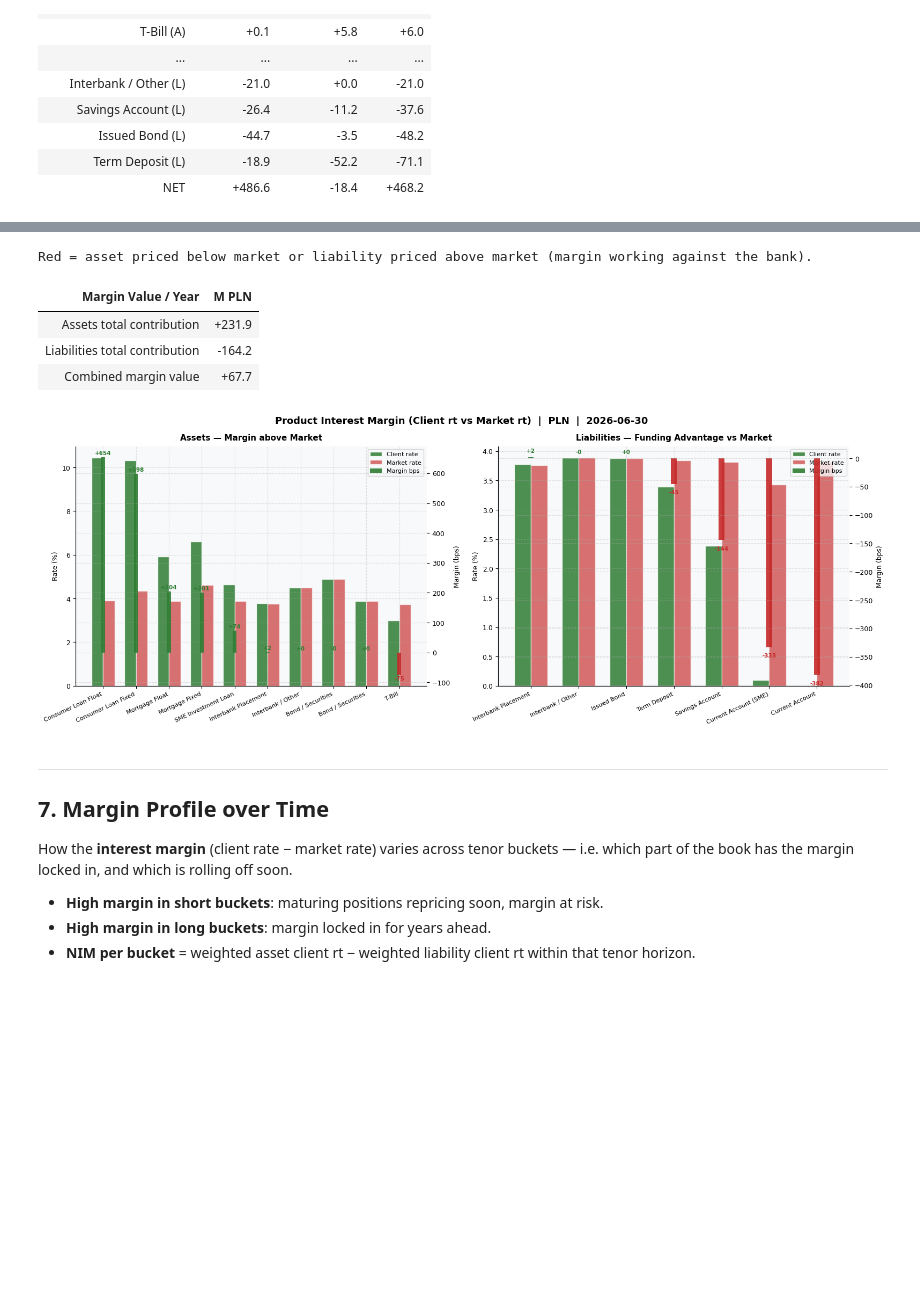
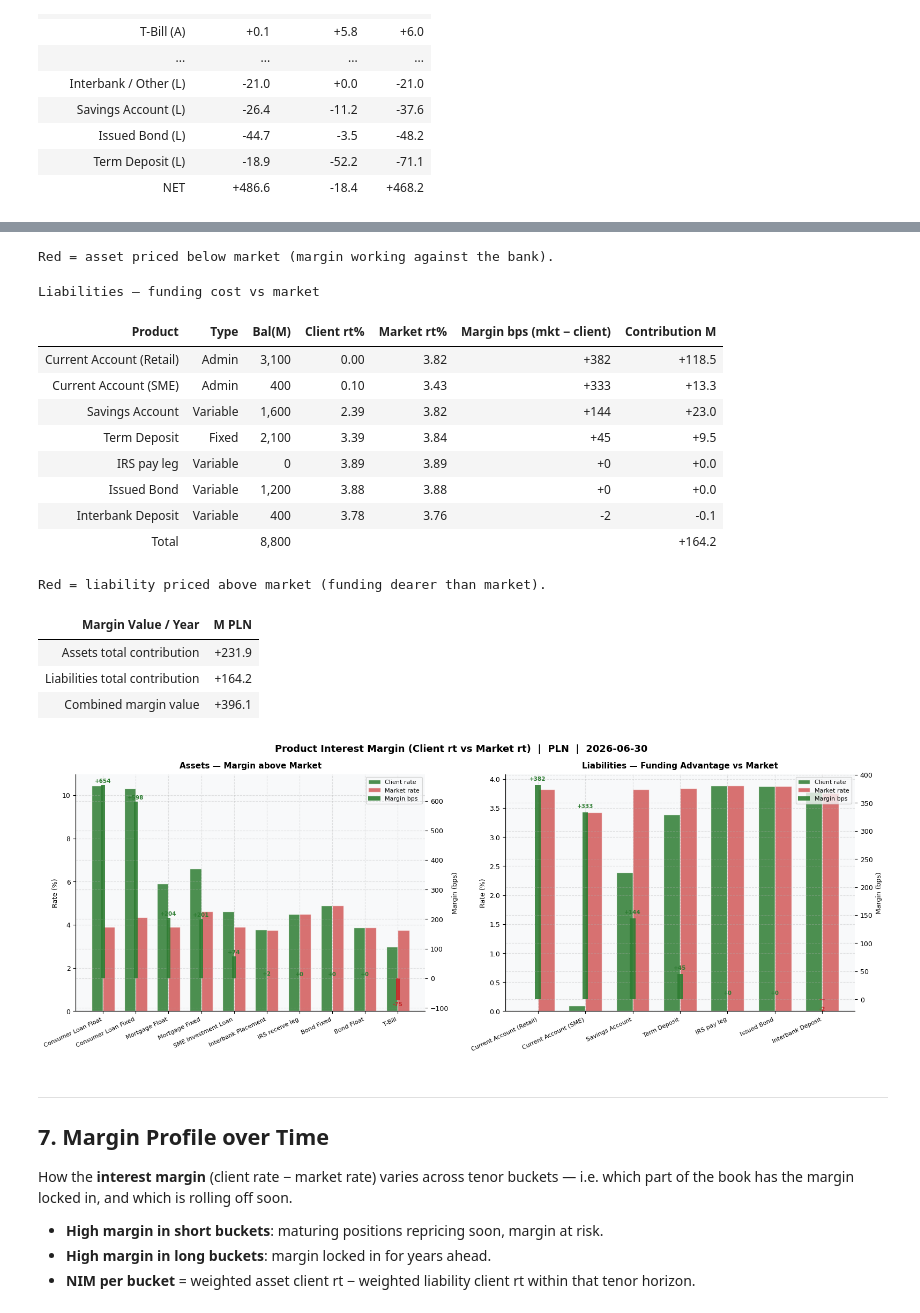
Before and after one commit to dzimius/LabBank, a Jupyter notebook: visual_rep/finance_report.ipynb, the cells around one changed output, grey strips where cells are left out. Drawn from its saved outputs; the diff is of its cells as text; code cells hidden in the pictures; blank space fills up the shorter version.

```diff
--- a/visual_rep/finance_report.ipynb
+++ b/visual_rep/finance_report.ipynb
@@ -698,4 +699,10 @@ The **contribution** column converts margin into annual PLN value: balance × ma
 # %%
+import sys, os
+_ROOT_DIR = os.path.normpath(os.path.join(os.getcwd(), '..'))
+if _ROOT_DIR not in sys.path:
+    sys.path.insert(0, _ROOT_DIR)
+from labbank_common.product_labels import product_label
+
 _nii_d = pd.read_sql(
     "SELECT product_code, bs_side, rate_type, tenor_bucket, beh_outstanding, client_rt, fwd_rt, margin "
     "FROM cf.nii_base_scenario WHERE scenario_id='base'",
@@ -712,37 +719,42 @@ for (pc, side, rt), g in _nii_d.groupby(['product_code','bs_side','rate_type']):
     bal = _bal_lkp.get((pc, side), 0.0)
     c_rt  = _wavg(g, 'client_rt', 'beh_outstanding') * 100
     m_rt  = _wavg(g, 'fwd_rt',    'beh_outstanding') * 100
-    marg  = c_rt - m_rt
+    marg  = (c_rt - m_rt) if side == 'A' else (m_rt - c_rt)   # positive = good for the bank on both sides
     contrib = bal * marg / 100 / 1e6   # M PLN annual
-    lbl = PROD_LABELS.get(pc, pc)
+    lbl = product_label(pc, side)
     _pm_rows.append({'Product': lbl, 'Side': side, 'Type': {'F':'Fixed','V':'Variable','A':'Admin'}.get(rt,rt),
                      'Balance (M)': round(bal/1e6,0), 'Client rt (%)': round(c_rt,2),
-                     'Market rt (%)': round(m_rt,2), 'Margin (bps)': round(marg*100,0),
-                     'Contribution (M)': round(contrib,1), '_order': 0 if side=='A' else 1})
+                     'Market rt (%)': round(m_rt,2), 'Margin (bps)': round(marg*100,0) + 0.0,
+                     'Contribution (M)': round(contrib,1) + 0.0, '_order': 0 if side=='A' else 1})
 _pm = pd.DataFrame(_pm_rows).sort_values(['_order','Margin (bps)'], ascending=[True,False]).drop(columns='_order')
 
 # ── Table ──────────────────────────────────────────────────────────────────
-def _pm_flag_color(r):
-    weak = (r['Side']=='A' and r['Margin (bps)'] < 0) or (r['Side']=='L' and r['Margin (bps)'] > 0)
-    return '#C62828' if weak else None
-
-_pm_rows = []
-for _, r in _pm.iterrows():
-    color = _pm_flag_color(r)
-    _pm_rows.append([
-        r['Product'], r['Side'], r['Type'], f"{r['Balance (M)']:,.0f}",
-        f"{r['Client rt (%)']:.2f}", f"{r['Market rt (%)']:.2f}",
-        (f"{r['Margin (bps)']:+.0f}", color),
-        (f"{r['Contribution (M)']:+.1f}", color),
-    ])
-display(html_table(
-    ['Product', 'S', 'Type', 'Bal(M)', 'Client rt%', 'Market rt%', 'Margin bps', 'Contribution M'],
-    _pm_rows,
-    aligns=['left','center','right','right','right','right','right','right'],
-    note='Red = asset priced below market or liability priced above market (margin working against the bank).',
-))
 _tot_a = _pm[_pm['Side']=='A']['Contribution (M)'].sum()
 _tot_l = _pm[_pm['Side']=='L']['Contribution (M)'].sum()
+
+for side, title, marg_hdr, tot, note in [
+    ('A', 'Assets — client rate vs market', 'Margin bps<br>(client − mkt)', _tot_a,
+     'Red = asset priced below market (margin working against the bank).'),
+    ('L', 'Liabilities — funding cost vs market', 'Margin bps<br>(mkt − client)', _tot_l,
+     'Red = liability priced above market (funding dearer than market).'),
+]:
+    _side_rows = []
+    for _, r in _pm[_pm['Side']==side].iterrows():
+        color = '#C62828' if r['Margin (bps)'] < 0 else None
+        _side_rows.append([
+            r['Product'], r['Type'], f"{r['Balance (M)']:,.0f}",
+            f"{r['Client rt (%)']:.2f}", f"{r['Market rt (%)']:.2f}",
+            (f"{r['Margin (bps)']:+.0f}", color),
+            (f"{r['Contribution (M)']:+.1f}", color),
+        ])
+    _side_bal = _pm[_pm['Side']==side]['Balance (M)'].sum()
+    display(html_table(
+        ['Product', 'Type', 'Bal(M)', 'Client rt%', 'Market rt%', marg_hdr, 'Contribution M'],
+        _side_rows,
+        aligns=['left','left','right','right','right','right','right'],
+        total_row=['Total', '', f"{_side_bal:,.0f}", '', '', '', pos_neg(tot, '+.1f')],
+        title=title, note=note,
+    ))
 display(html_table(
     ['Margin Value / Year', 'M PLN'],
     [
@@ -802,9 +809,20 @@ plt.tight_layout(); plt.show()
-Red = asset priced below market or liability priced above market (margin working against the bank).
+Red = asset priced below market (margin working against the bank).
+Liabilities — funding cost vs market
-| Margin Value / Year | M PLN |
-| Assets total contribution | +231.9 |
-| Liabilities total contribution | -164.2 |
-| Combined margin value | +67.7 |
+| Product | Type | Bal(M) | Client rt% | Market rt% | Margin bps (mkt − client) | Contribution M |
+| Current Account (Retail) | Admin | 3,100 | 0.00 | 3.82 | +382 | +118.5 |
+| Current Account (SME) | Admin | 400 | 0.10 | 3.43 | +333 | +13.3 |
+| Savings Account | Variable | 1,600 | 2.39 | 3.82 | +144 | +23.0 |
+| Term Deposit | Fixed | 2,100 | 3.39 | 3.84 | +45 | +9.5 |
+| IRS pay leg | Variable | 0 | 3.89 | 3.89 | +0 | +0.0 |
+| Issued Bond | Variable | 1,200 | 3.88 | 3.88 | +0 | +0.0 |
+| Interbank Deposit | Variable | 400 | 3.78 | 3.76 | -2 | -0.1 |
+| Total |  | 8,800 |  |  |  | +164.2 |
+Red = liability priced above market (funding dearer than market).
+| Margin Value / Year | M PLN |
+| Assets total contribution | +231.9 |
+| Liabilities total contribution | +164.2 |
+| Combined margin value | +396.1 |
-[figure, old version]
+[figure, new version]
 # %% [markdown]
 ---
 ## 7. Margin Profile over Time
```
Also changed, not shown: parts of 2 cells of this notebook, 6 other files.
